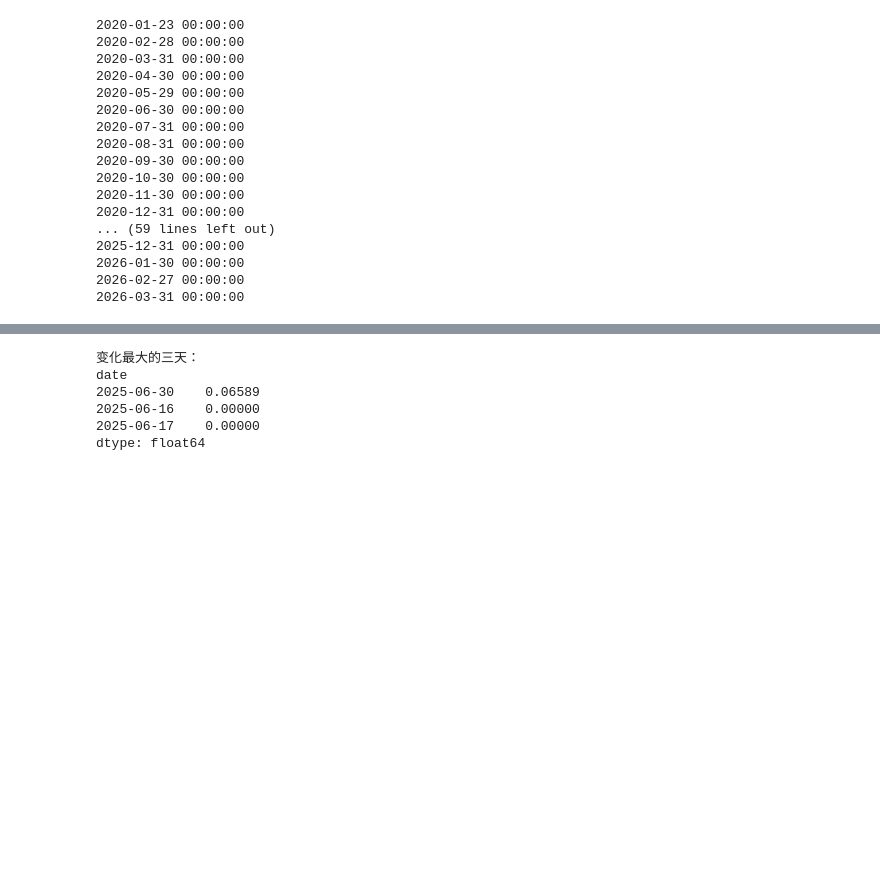
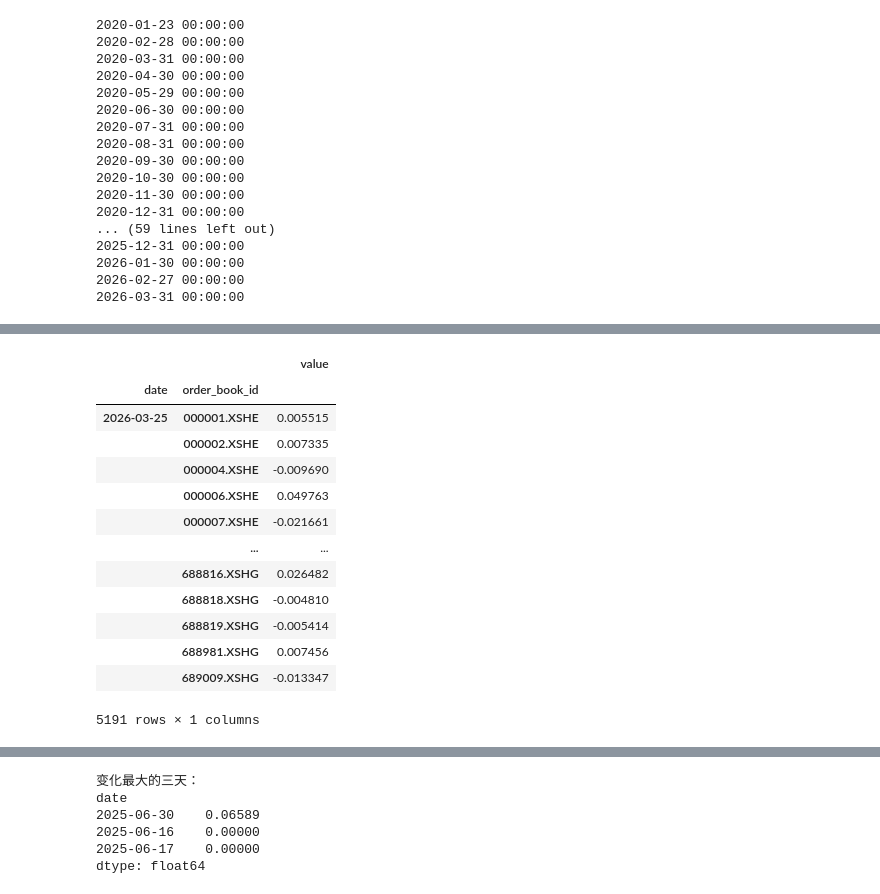
Before and after one commit to LeeSXS23456/REPOSITORY, a Jupyter notebook: data_extract.ipynb, the cells around one changed output, grey strips where cells are left out. Drawn from its saved outputs; the diff is of its cells as text; code cells hidden in the pictures; blank space fills up the shorter version.

```diff
--- a/data_extract.ipynb
+++ b/data_extract.ipynb
@@ -84,3 +65,27 @@ pd.to_pickle(ret_dict,f"{desdir}/全A_ret_dict.pkl")
 2026-01-30 00:00:00
 2026-02-27 00:00:00
 2026-03-31 00:00:00
+# %%
+#提取全A的复权收益率（日频）
+from datetime import datetime
+
+srcdir = "E:/SJTU/实习/国泰海通/barra因子/data_base/index_component_日频"
+desdir = "E:/SJTU/实习/国泰海通/barra因子/data_base/stk_ret"
+df_kj = pd.read_pickle(f"{srcdir}/866011.RI_20_26D_dict.pkl")
+start_date = datetime(2024, 1, 1)
+end_date = datetime(2026, 3, 25)
+# 筛选符合条件的日期
+filtered_dates = [date for date in df_kj.keys() if start_date <= date <= end_date]
+
+ret_dict = {}
+for dt in filtered_dates:
+   stk = df_kj[dt].index.tolist()
+   stk =  [stock for stock in stk if not stock.endswith(".BJSE")]
+   print(f"开始提取{dt}")
+   temp = get_price_change_rate(stk, start_date=dt, end_date=dt, expect_df=True, market='cn')
+   df_long = temp.stack().to_frame('value')
+   df_long.index.names = ['date', 'order_book_id']
+   ret_dict[dt] = df_long
+
+#df_long
+pd.to_pickle(ret_dict,f"{desdir}/全A_ret_24_2603D_dict.pkl")
@@ -86,0 +110,17 @@ pd.to_pickle(ret_dict,f"{desdir}/全A_ret_dict.pkl")
+# %%
+df_long
+# %% [output]
+|  |  | value |
+| date | order_book_id |  |
+| 2026-03-25 | 000001.XSHE | 0.005515 |
+|  | 000002.XSHE | 0.007335 |
+|  | 000004.XSHE | -0.009690 |
+|  | 000006.XSHE | 0.049763 |
+|  | 000007.XSHE | -0.021661 |
+|  | ... | ... |
+|  | 688816.XSHG | 0.026482 |
+|  | 688818.XSHG | -0.004810 |
+|  | 688819.XSHG | -0.005414 |
+|  | 688981.XSHG | 0.007456 |
+|  | 689009.XSHG | -0.013347 |
+5191 rows × 1 columns
```
Also changed, not shown: parts of 12 cells of this notebook.
